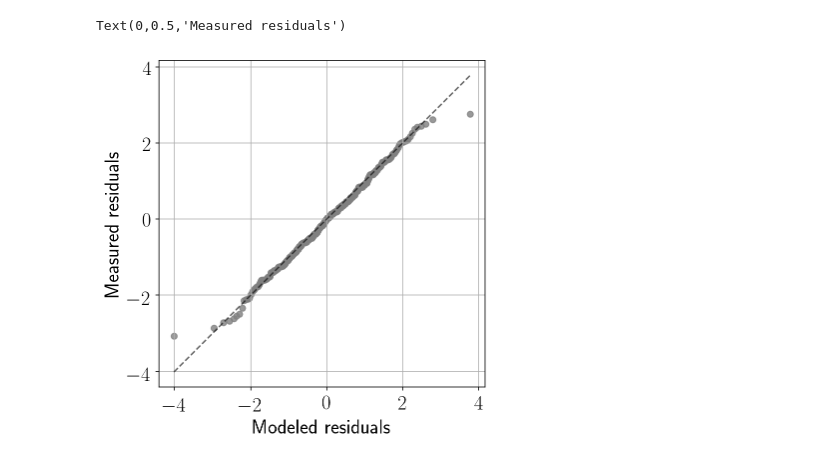
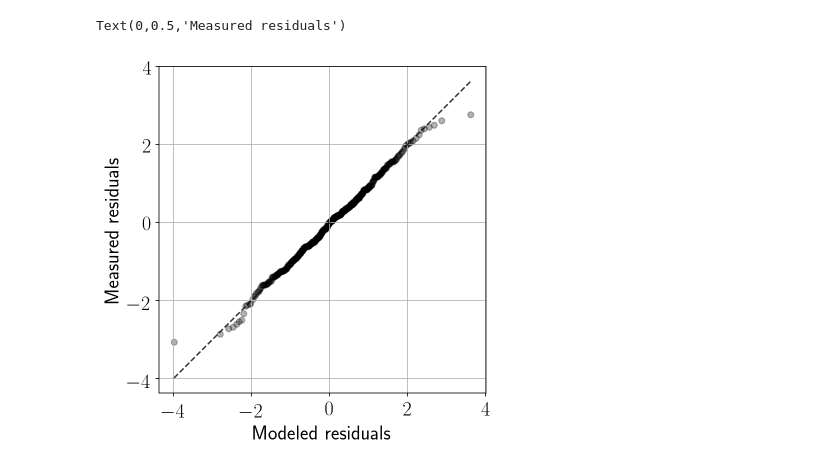
Before and after one commit to fbartolic/caustic, a Jupyter notebook: src/notebooks/QQ_plot.ipynb, the cells around one changed output. Drawn from its saved outputs; the diff is of its cells as text; code cells hidden in the pictures.

```diff
--- a/src/notebooks/QQ_plot.ipynb
+++ b/src/notebooks/QQ_plot.ipynb
@@ -41,20 +35,19 @@ ax.hist(modeled_residuals(), normed=True, color='C1', alpha=0.7)
 # %%
 fig, ax = plt.subplots(figsize=(6,6))
 
 percentiles = np.linspace(0, 100, 500)
 quantile_residuals = np.percentile(residuals, percentiles)
-quantile_model = np.percentile(np.concatenate([modeled_residuals() for i in range(50)]),
-                               percentiles)
+quantile_model = np.percentile(np.random.normal(size=10000), percentiles)
 
-ax.scatter(quantile_model, quantile_residuals, marker='o', color='grey', alpha=0.8)
+ax.scatter(quantile_model, quantile_residuals, marker='o', color='black', alpha=0.3)
 ax.grid()
 x = np.linspace(quantile_model[0], quantile_model[-1])
-ax.plot(x, x, color='black', linestyle='dashed', alpha=0.6)
+ax.plot(x, x, color='black', linestyle='dashed', alpha=0.8)
 ax.set_aspect(1)
 # ax.set_xlim(-1.5, 1.5)
 # ax.set_ylim(-1.5, 1.5)
 ax.set_xlabel("Modeled residuals")
 ax.set_ylabel("Measured residuals")
 # %% [output]
 Text(0,0.5,'Measured residuals')
-[figure, old version]
+[figure, new version]
```
Also changed, not shown: parts of 1 cell of this notebook, 11 other files.
